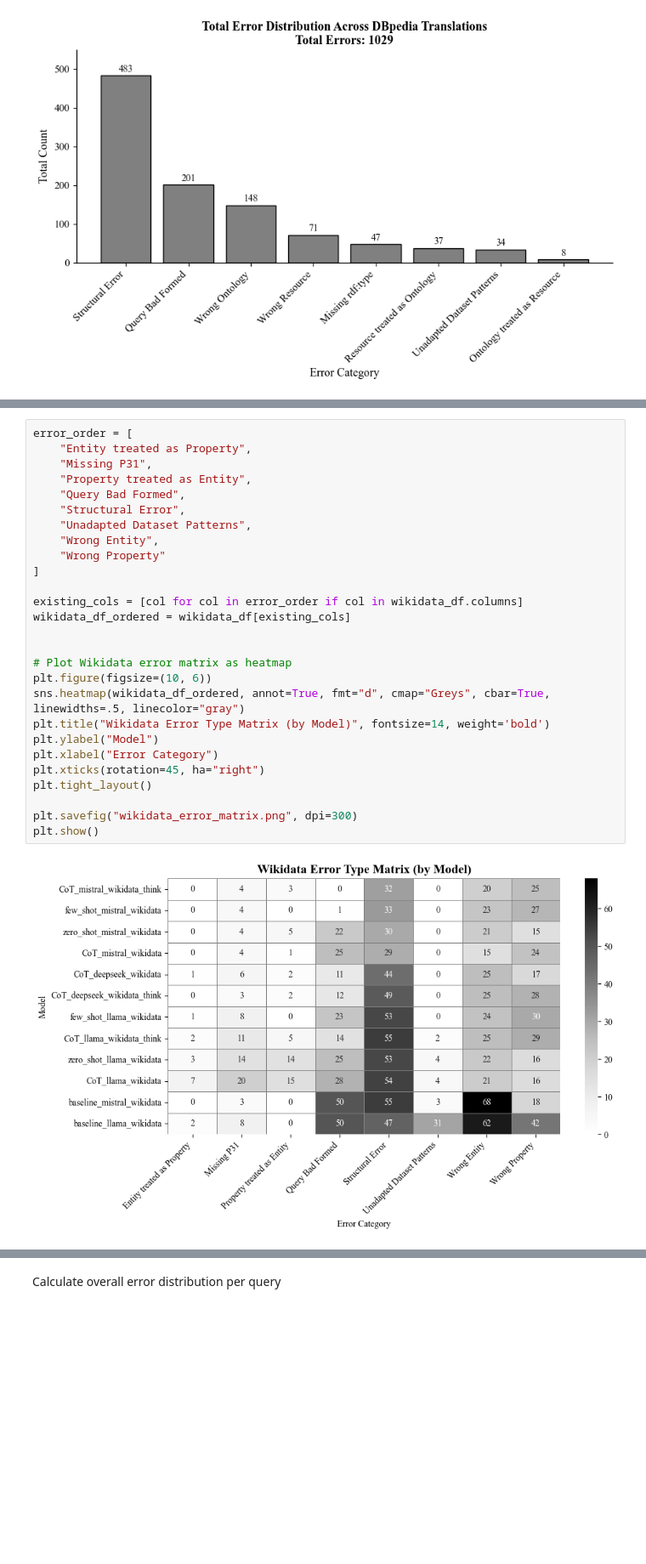
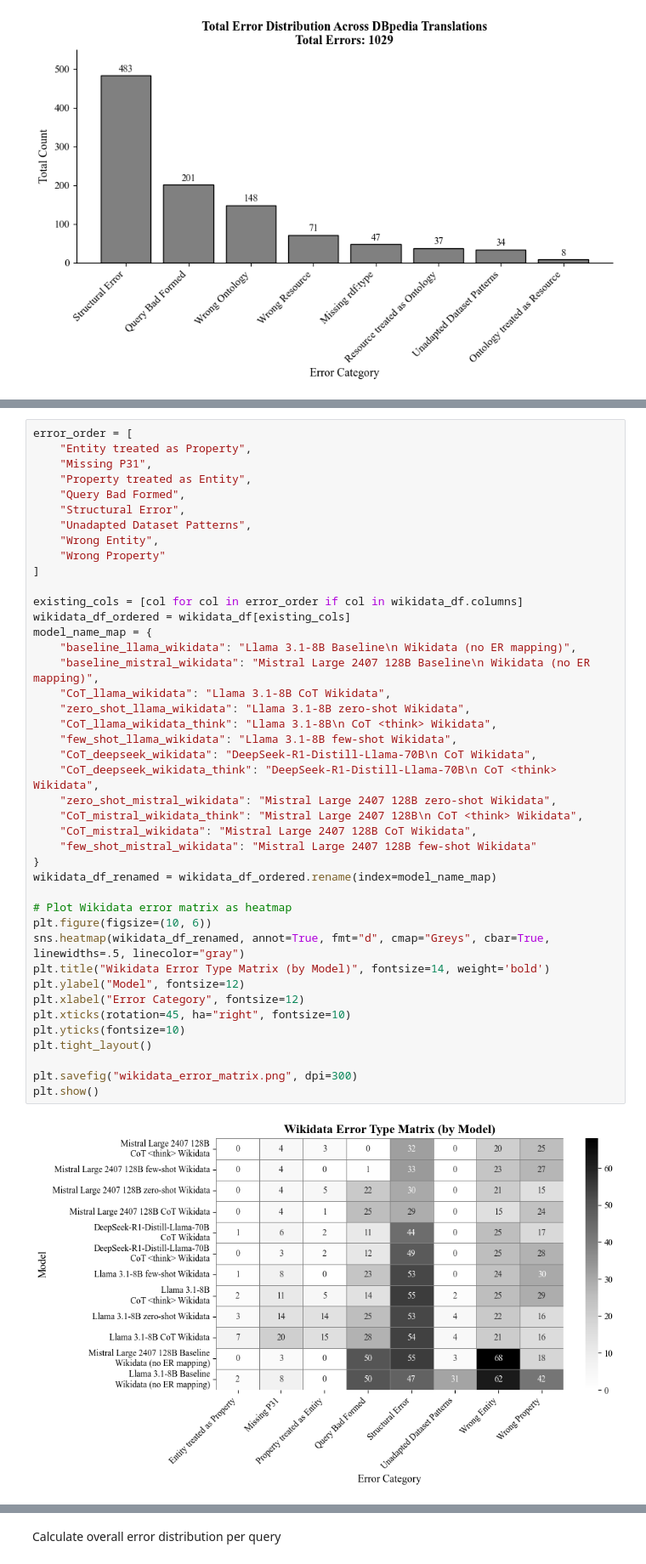
Before and after one commit to semantic-systems/Automatic-SPARQL-translation, a Jupyter notebook: Result-comparison/results_deep_analysis.ipynb, the cells around one changed output, grey strips where cells are left out. Shown at 85% size. Drawn from its saved outputs; the diff is of its cells as text; blank space fills up the shorter version.

```diff
--- a/Result-comparison/results_deep_analysis.ipynb
+++ b/Result-comparison/results_deep_analysis.ipynb
@@ -242,32 +242,47 @@ DBpedia Error Matrix:
 # %%
 error_order = [
     "Entity treated as Property",
     "Missing P31",
     "Property treated as Entity",
     "Query Bad Formed",
     "Structural Error",
     "Unadapted Dataset Patterns",
     "Wrong Entity",
     "Wrong Property"
 ]
 
 existing_cols = [col for col in error_order if col in wikidata_df.columns]
 wikidata_df_ordered = wikidata_df[existing_cols]
-
+model_name_map = {
+    "baseline_llama_wikidata": "Llama 3.1-8B Baseline\n Wikidata (no ER mapping)",
+    "baseline_mistral_wikidata": "Mistral Large 2407 128B Baseline\n Wikidata (no ER mapping)",
+    "CoT_llama_wikidata": "Llama 3.1-8B CoT Wikidata",
+    "zero_shot_llama_wikidata": "Llama 3.1-8B zero-shot Wikidata",
+    "CoT_llama_wikidata_think": "Llama 3.1-8B\n CoT <think> Wikidata",
+    "few_shot_llama_wikidata": "Llama 3.1-8B few-shot Wikidata",
+    "CoT_deepseek_wikidata": "DeepSeek-R1-Distill-Llama-70B\n CoT Wikidata",
+    "CoT_deepseek_wikidata_think": "DeepSeek-R1-Distill-Llama-70B\n CoT <think> Wikidata",
+    "zero_shot_mistral_wikidata": "Mistral Large 2407 128B zero-shot Wikidata",
+    "CoT_mistral_wikidata_think": "Mistral Large 2407 128B\n CoT <think> Wikidata",
+    "CoT_mistral_wikidata": "Mistral Large 2407 128B CoT Wikidata",
+    "few_shot_mistral_wikidata": "Mistral Large 2407 128B few-shot Wikidata"
+}
+wikidata_df_renamed = wikidata_df_ordered.rename(index=model_name_map)
 
 # Plot Wikidata error matrix as heatmap
 plt.figure(figsize=(10, 6))
-sns.heatmap(wikidata_df_ordered, annot=True, fmt="d", cmap="Greys", cbar=True, linewidths=.5, linecolor="gray")
+sns.heatmap(wikidata_df_renamed, annot=True, fmt="d", cmap="Greys", cbar=True, linewidths=.5, linecolor="gray")
 plt.title("Wikidata Error Type Matrix (by Model)", fontsize=14, weight='bold')
-plt.ylabel("Model")
-plt.xlabel("Error Category")
-plt.xticks(rotation=45, ha="right")
+plt.ylabel("Model", fontsize=12)
+plt.xlabel("Error Category", fontsize=12)
+plt.xticks(rotation=45, ha="right", fontsize=10)
+plt.yticks(fontsize=10)
 plt.tight_layout()
 
 plt.savefig("wikidata_error_matrix.png", dpi=300)
 plt.show()
 # %% [output]
-[figure, old version]
+[figure, new version]
 # %%
 error_order_dbpedia = [
     "Missing rdf:type",
```
Also changed, not shown: parts of 5 cells of this notebook, 14 other files.
